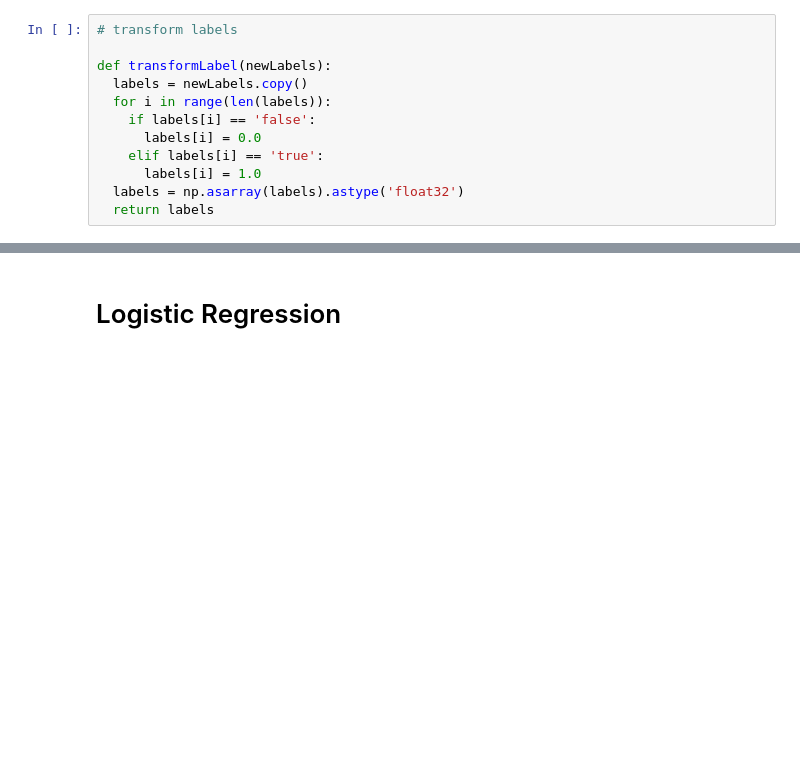
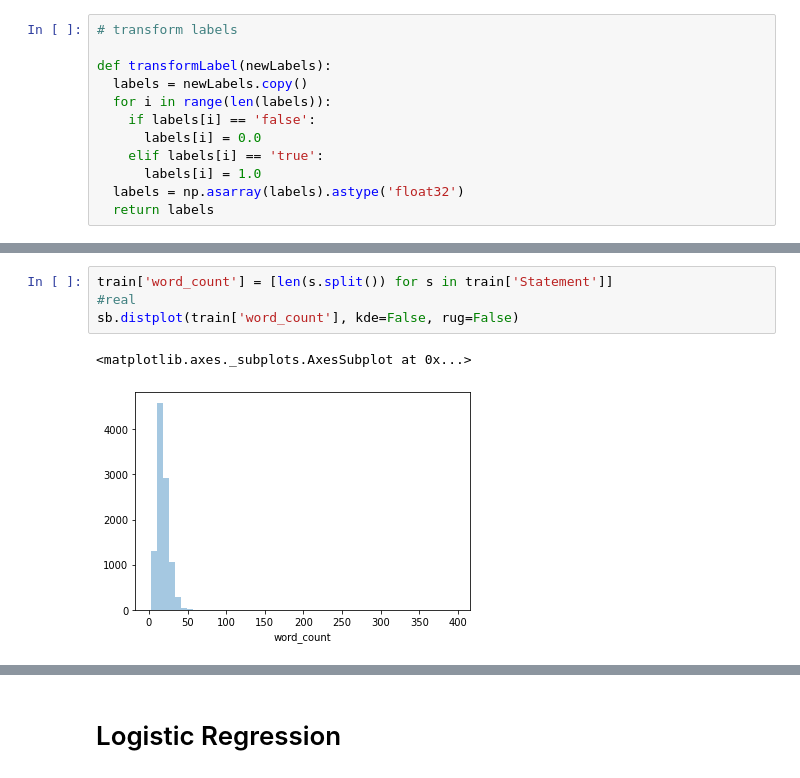
Before and after one commit to vasvarym/FakeNewsProject, a Jupyter notebook: liardatasetsentiment.ipynb, the cells around one changed output, grey strips where cells are left out. Drawn from its saved outputs; the diff is of its cells as text; blank space fills up the shorter version.

```diff
--- a/liardatasetsentiment.ipynb
+++ b/liardatasetsentiment.ipynb
@@ -335,0 +363,7 @@ def tokenize_statements(text):
+# %%
+train['word_count'] = [len(s.split()) for s in train['Statement']]
+#real
+sb.distplot(train['word_count'], kde=False, rug=False)
+# %% [output]
+<matplotlib.axes._subplots.AxesSubplot at 0x...>
+[figure, added]
```
Also changed, not shown: parts of 76 cells of this notebook.
